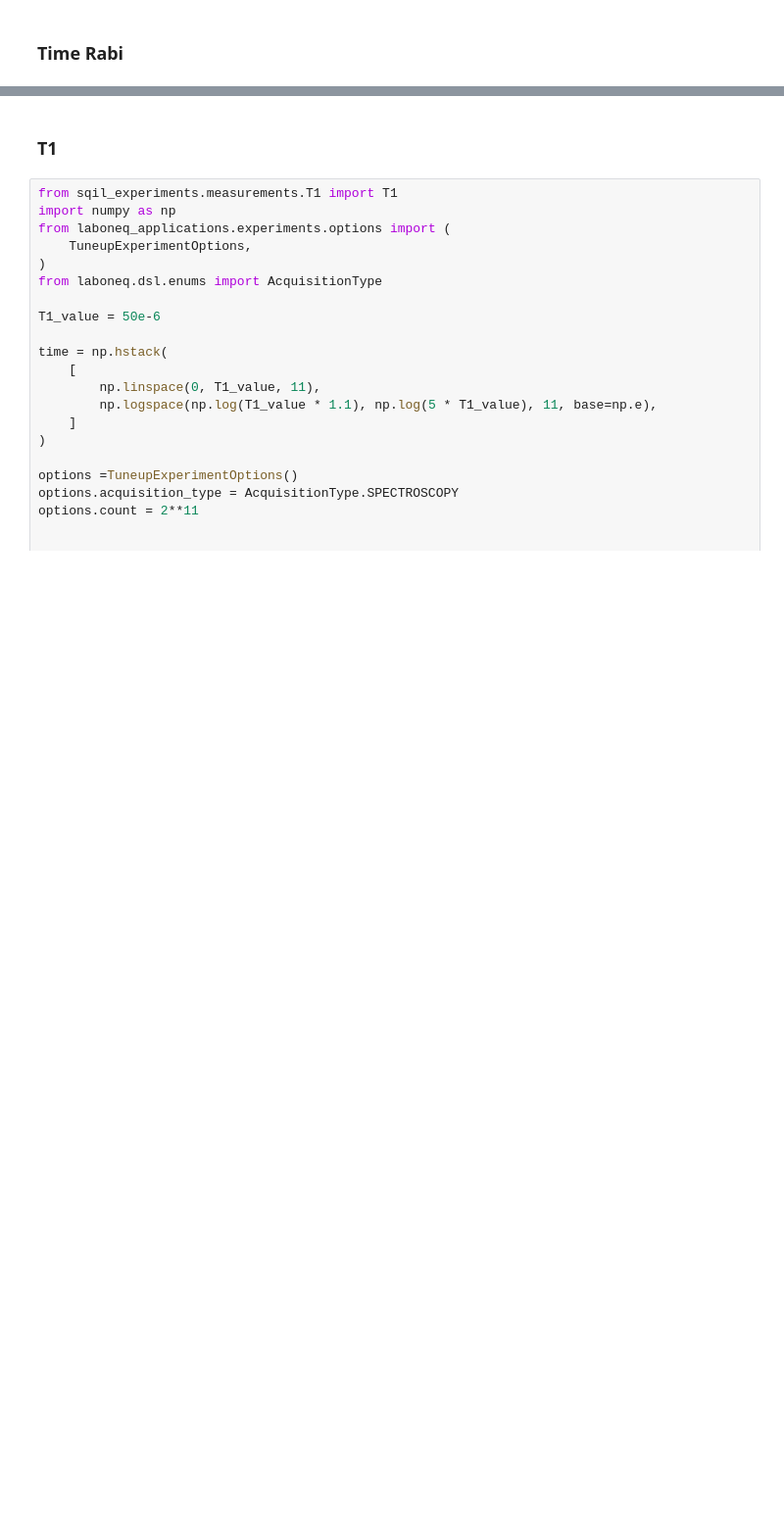
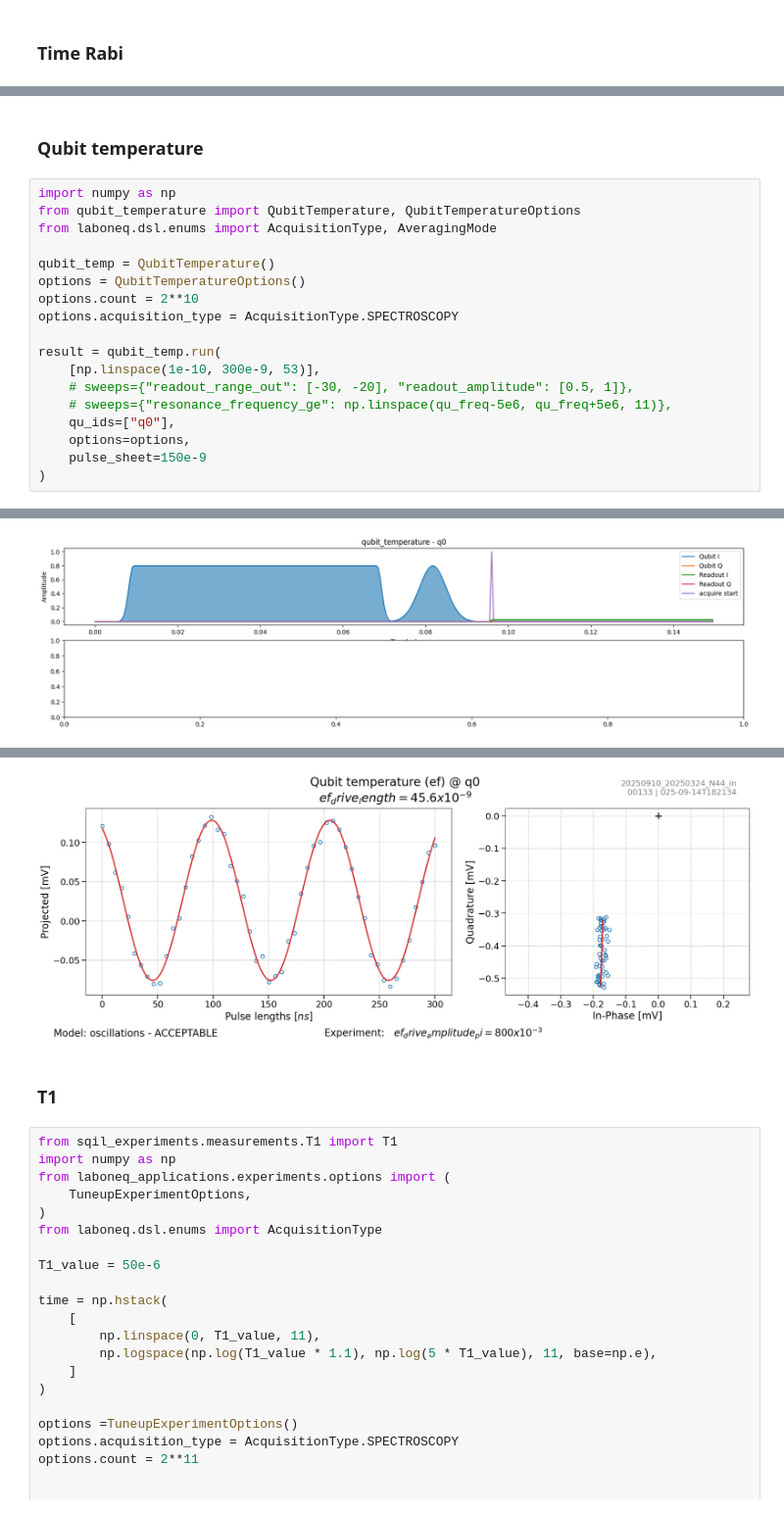
Before and after one commit to SQIL-EPFL/sqil-experiments, a Jupyter notebook: sqil_experiments/measurements/measure.ipynb, the cells around one changed output, grey strips where cells are left out. Shown at 98% size. Drawn from its saved outputs; the diff is of its cells as text; blank space fills up the shorter version.

```diff
--- a/sqil_experiments/measurements/measure.ipynb
+++ b/sqil_experiments/measurements/measure.ipynb
@@ -178,0 +182,21 @@ result = time_rabi.run(
+# %% [markdown]
+### Qubit temperature
+# %%
+import numpy as np
+from qubit_temperature import QubitTemperature, QubitTemperatureOptions
+from laboneq.dsl.enums import AcquisitionType, AveragingMode
+
+qubit_temp = QubitTemperature()
+options = QubitTemperatureOptions()
+options.count = 2**10
+options.acquisition_type = AcquisitionType.SPECTROSCOPY
+
+result = qubit_temp.run(
+    [np.linspace(1e-10, 300e-9, 53)],
+    # sweeps={"readout_range_out": [-30, -20], "readout_amplitude": [0.5, 1]},
+    # sweeps={"resonance_frequency_ge": np.linspace(qu_freq-5e6, qu_freq+5e6, 11)},
+    qu_ids=["q0"],
+    options=options,
+    pulse_sheet=150e-9
+)
+# %% [output]
@@ -178,0 +229 @@ result = time_rabi.run(
+[figure, added]
@@ -179,3 +247,4 @@ result = time_rabi.run(
+[figure, added]
 # %% [markdown]
 ### T1
 # %%
```
Also changed, not shown: parts of 10 cells of this notebook, 2 other files.
